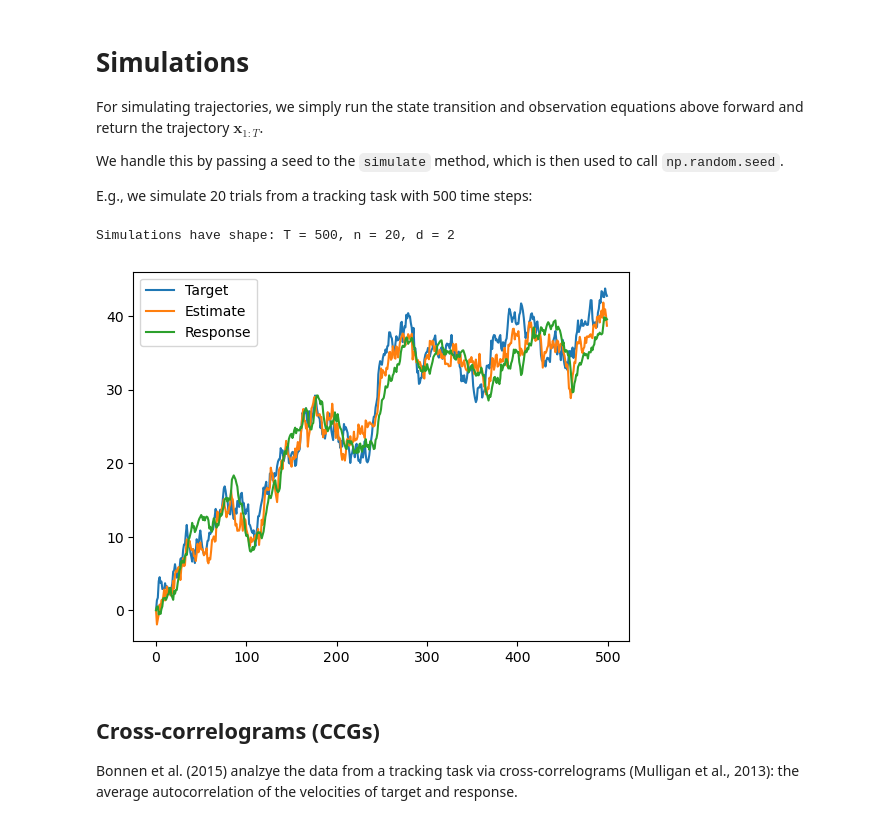
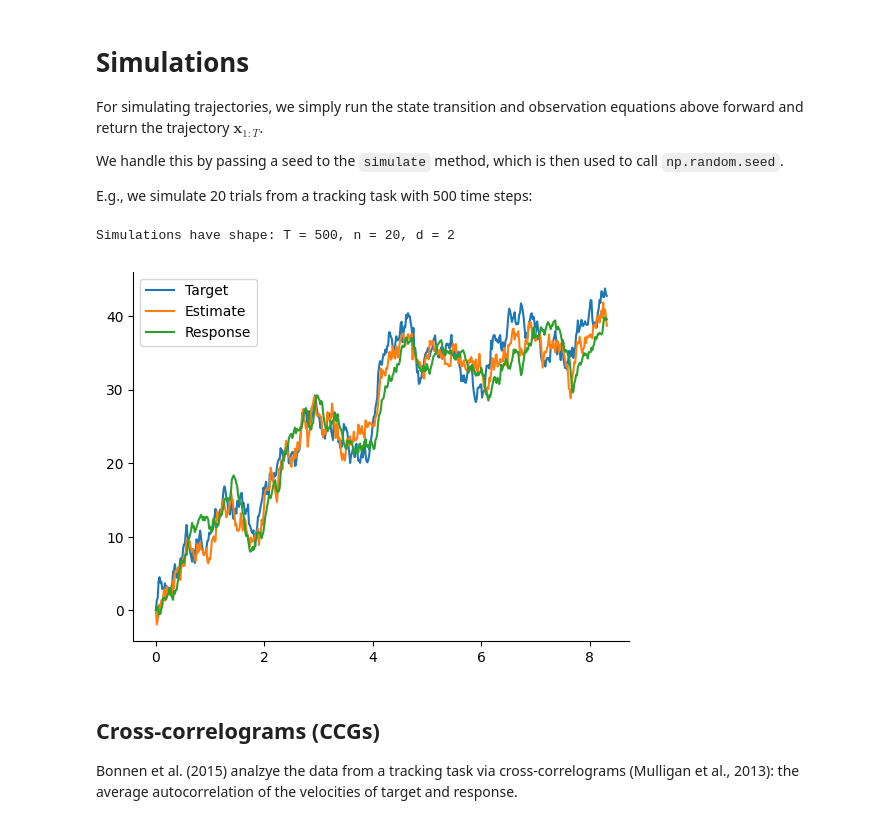
Before and after one commit to RothkopfLab/lqg, a Jupyter notebook: notebooks/01-HowTo.ipynb, the cells around one changed output. Saved outputs shown, nothing was run; the diff lists cells and outputs as text; code cells hidden in the pictures.

```diff
--- a/notebooks/01-HowTo.ipynb
+++ b/notebooks/01-HowTo.ipynb
@@ -1,5 +1,7 @@
 # %%
 import matplotlib.pyplot as plt
+import matplotlib as mpl
+import matplotlib.cm as cm
 import arviz as az
 import numpy as np
 import jax.numpy as jnp
@@ -10,6 +12,9 @@ sys.path.append("..")
 
 from lqg.model import LQG
 from lqg import xcorr
+
+mpl.rcParams['axes.spines.right'] = False
+mpl.rcParams['axes.spines.top'] = False
 # %% [markdown]
 # Model
 
@@ -75,18 +79,19 @@ We handle this by passing a seed to the `simulate` method, which is then used to
 
 E.g., we simulate 20 trials from a tracking task with 500 time steps:
 # %%
-x, xhat, y, u = model.simulate(random.PRNGKey(0), n=20, T=500, return_all=True)
+T = 500
+t = jnp.arange(T) / 60
+x, xhat, y, u = model.simulate(random.PRNGKey(0), n=20, T=T, return_all=True)
 print("Simulations have shape: T = {}, n = {}, d = {}".format(*x.shape))
 
-plt.plot(x[:,0,0], label="Target")
-plt.plot(xhat[:,0,0], label="Estimate")
-plt.plot(x[:,0,1], label="Response")
-
+plt.plot(t, x[:,0,0], label="Target")
+plt.plot(t, xhat[:,0,0], label="Estimate")
+plt.plot(t, x[:,0,1], label="Response")
 plt.legend()
 plt.show()
 # %% [output]
 Simulations have shape: T = 500, n = 20, d = 2
-[figure, old version]
+[figure, new version]
 # %% [markdown]
 ## Cross-correlograms (CCGs)
 
```
Also changed, not shown: parts of 9 cells of this notebook, 2 other files.
